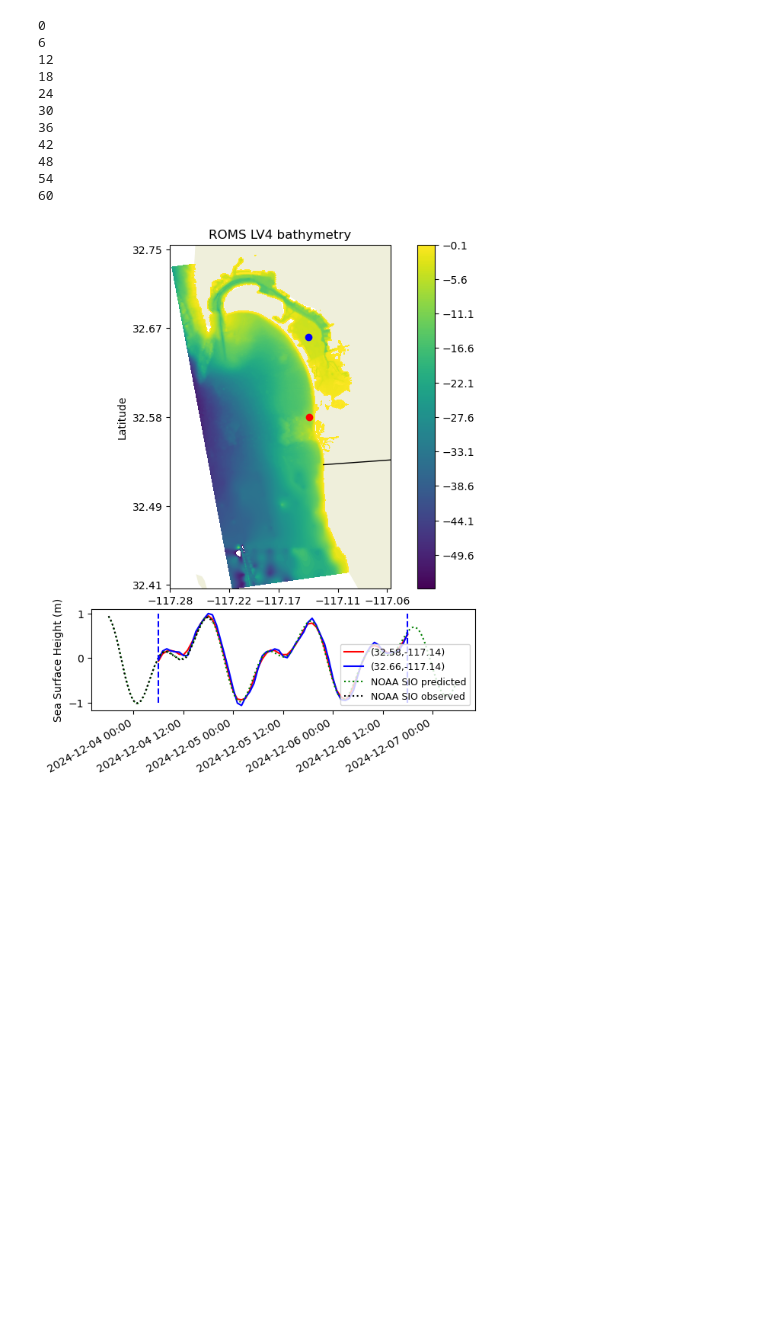
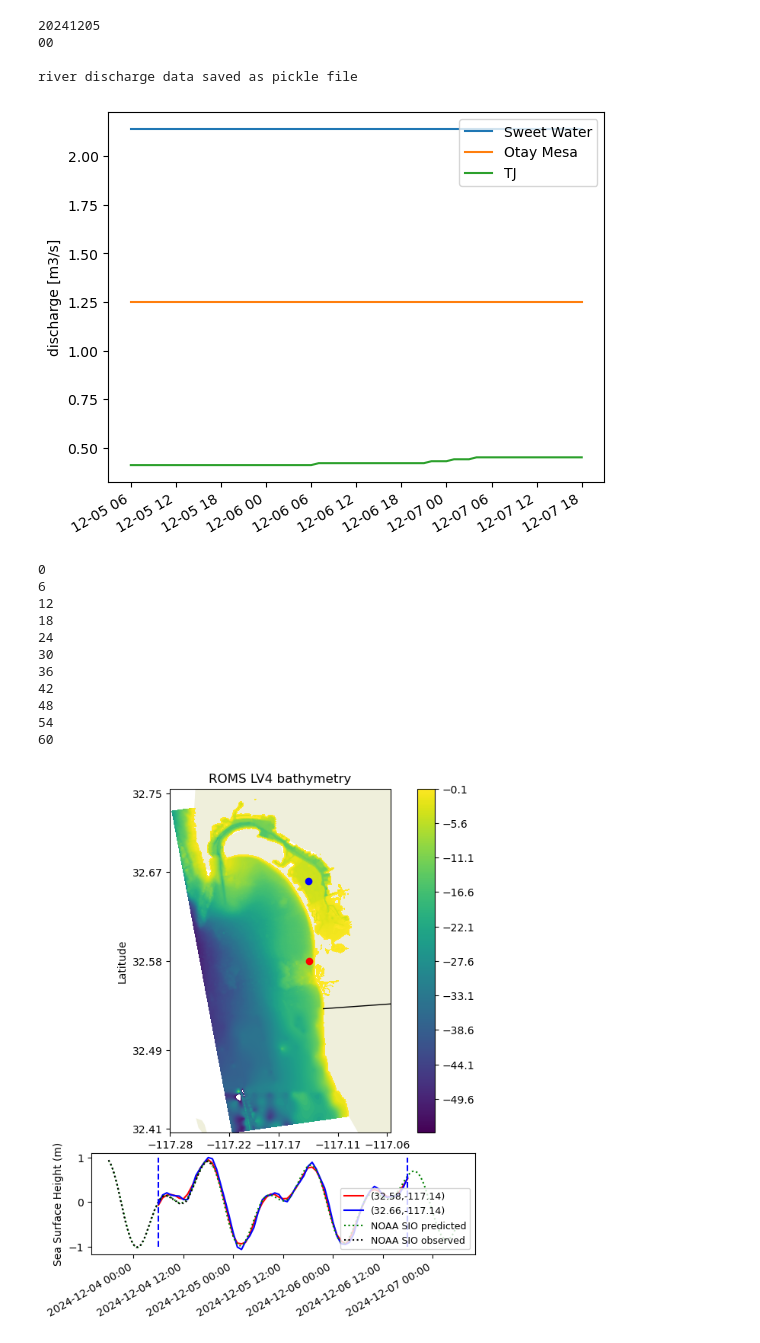
Before and after one commit to mspydell/PFM, a Jupyter notebook: driver/swan_notebook.ipynb, the cells around one changed output. Cells and saved outputs as stored; diff of their text form; code cells hidden in the pictures; blank space fills up the shorter version.

```diff
--- a/driver/swan_notebook.ipynb
+++ b/driver/swan_notebook.ipynb
@@ -51,3 +54,15 @@ rivfuns.get_river_flow_nwm(yyyymmddhh)
+# %%
+
+
+yyyymmddhh = '2024120500'
+t_fore = '2024120506'
+rivfuns.get_river_flow_nwm(yyyymmddhh,t_fore)
+# %% [output]
+20241205
+00
+
+river discharge data saved as pickle file
+[figure, added]
 # %%
 pltfuns.make_all_his_figures('LV4')
 # %% [output]
```
Also changed, not shown: parts of 4 cells of this notebook, 4 other files.
